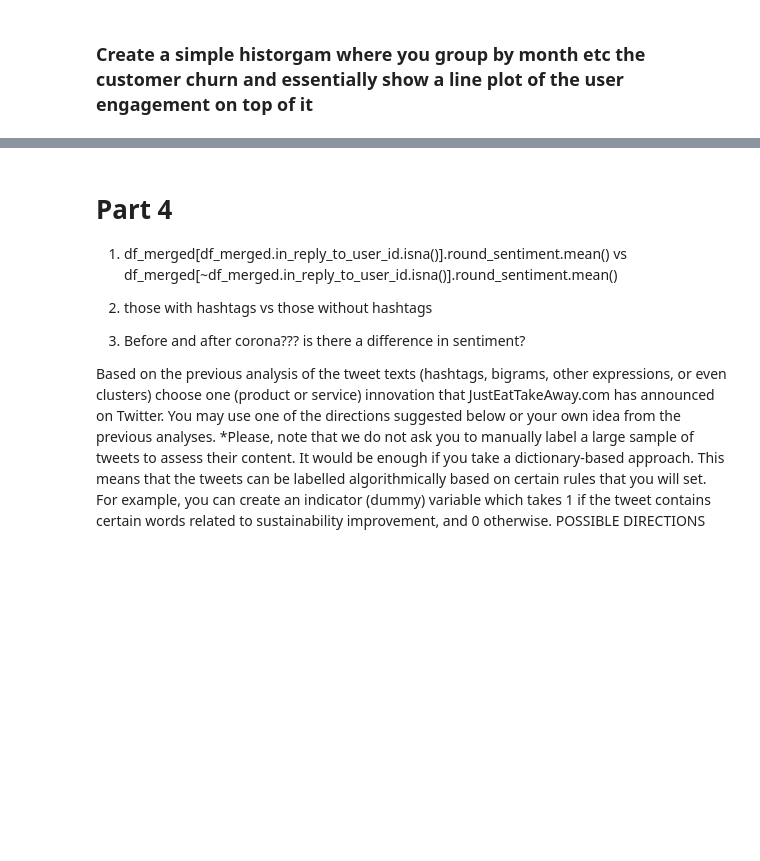
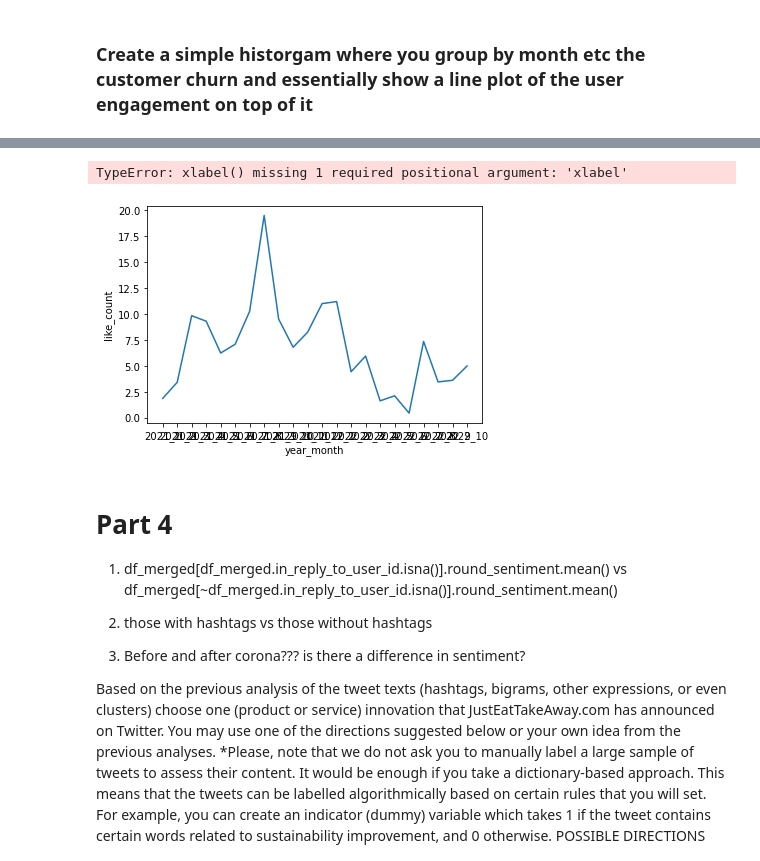
Before and after one commit to AngeloBarisano/Supply_Chain, a Jupyter notebook: Notebooks/workfile2.ipynb, the cells around one changed output, grey strips where cells are left out. Cells and saved outputs as stored; diff of their text form; code cells hidden in the pictures; blank space fills up the shorter version.

```diff
--- a/Notebooks/workfile2.ipynb
+++ b/Notebooks/workfile2.ipynb
@@ -1834,0 +1825,30 @@ df_churn_merge_regression
+# %%
+df_churn_merge_regression["week"] = pd.to_datetime(
+    df_churn_merge_regression.date_str
+).dt.week
+
+df_churn_merge_regression["year"] = pd.to_datetime(
+    df_churn_merge_regression.date_str
+).dt.year
+
+df_churn_merge_regression["month"] = pd.to_datetime(
+    df_churn_merge_regression.date_str
+).dt.month
+# %%
+df_churn_plot = (
+    df_churn_merge_regression.reset_index(drop=True)
+    .reset_index()
+    .rename(columns={"index": "count_tweets"})
+    .groupby(by=["year", "month"])
+    .agg(
+        {
+            "d_churn": "mean",
+            "sentiment_score_f": "mean",
+            "count_tweets": "count",
+            "retweet_count": "mean",
+            "reply_count": "mean",
+            "like_count": "mean",
+        }
+    )
+    .reset_index()
+)
@@ -1834,0 +1878,18 @@ df_churn_merge_regression
+# %%
+df_churn_plot["ln_retweet_count"] = np.log(df_churn_plot["retweet_count"])
+df_churn_plot["ln_reply_count"] = np.log(df_churn_plot["reply_count"])
+df_churn_plot["ln_like_count"] = np.log(df_churn_plot["like_count"])
+# %%
+# df_churn_plot["year_week"] = (
+#     df_churn_plot["year"].astype(str) + "_" + df_churn_plot["week"].astype(str)
+# )
+
+df_churn_plot["year_month"] = (
+    df_churn_plot["year"].astype(str) + "_" + df_churn_plot["month"].astype(str)
+)
+# %%
+sns.lineplot(data=df_churn_plot, x="year_month", y="like_count")
+plt.xlabel(rotate=90)
+# %% [output]
+TypeError: xlabel() missing 1 required positional argument: 'xlabel'
+[figure, added]
```
Also changed, not shown: parts of 44 cells of this notebook, 1 other file.
